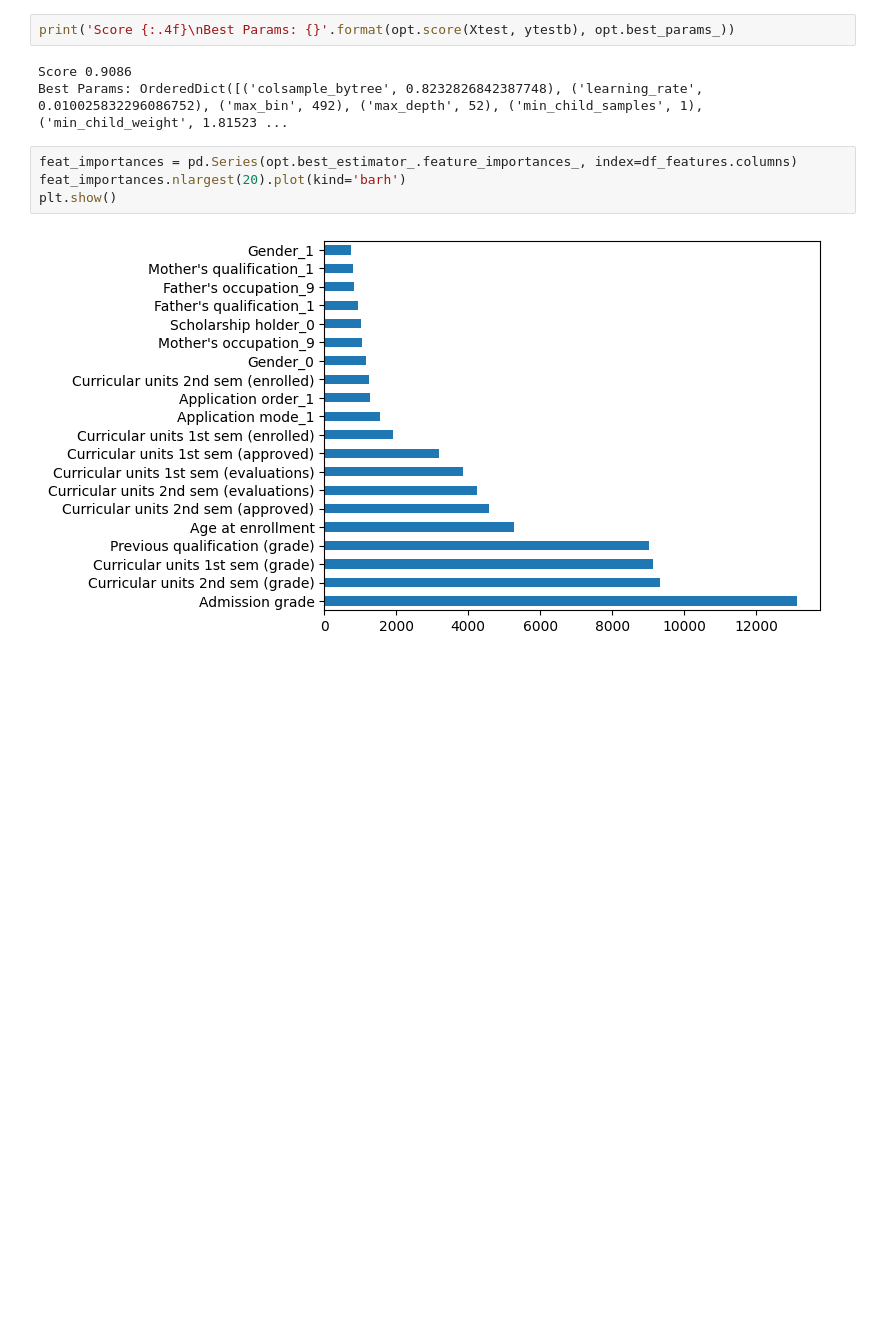
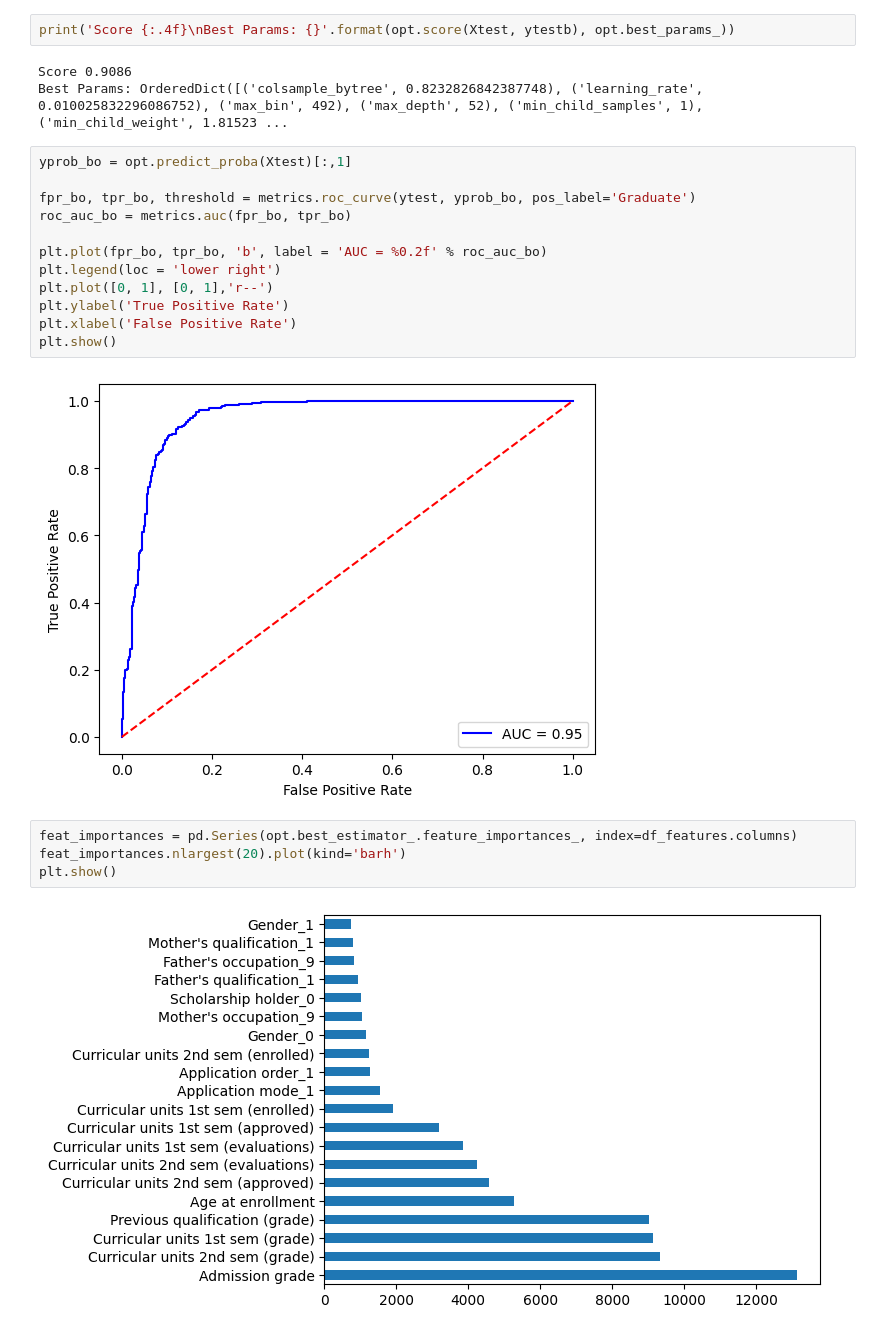
Before and after one commit to bktakacs/Student-Academic-Outcome-Prediction-Capstone, a Jupyter notebook: modeling.ipynb, the cells around one changed output. Drawn from its saved outputs; the diff is of its cells as text; blank space fills up the shorter version.

```diff
--- a/modeling.ipynb
+++ b/modeling.ipynb
@@ -358,6 +369,20 @@ print('Score {:.4f}\nBest Params: {}'.format(opt.score(Xtest, ytestb), opt.best_
 # %% [output]
 Score 0.9086
 Best Params: OrderedDict([('colsample_bytree', 0.8232826842387748), ('learning_rate', 0.010025832296086752), ('max_bin', 492), ('max_depth', 52), ('min_child_samples', 1), ('min_child_weight', 1.81523 ...
+# %%
+yprob_bo = opt.predict_proba(Xtest)[:,1]
+
+fpr_bo, tpr_bo, threshold = metrics.roc_curve(ytest, yprob_bo, pos_label='Graduate')
+roc_auc_bo = metrics.auc(fpr_bo, tpr_bo)
+
+plt.plot(fpr_bo, tpr_bo, 'b', label = 'AUC = %0.2f' % roc_auc_bo)
+plt.legend(loc = 'lower right')
+plt.plot([0, 1], [0, 1],'r--')
+plt.ylabel('True Positive Rate')
+plt.xlabel('False Positive Rate')
+plt.show()
+# %% [output]
+[figure, added]
 # %%
 feat_importances = pd.Series(opt.best_estimator_.feature_importances_, index=df_features.columns)
 feat_importances.nlargest(20).plot(kind='barh')
```
Also changed, not shown: parts of 5 cells of this notebook, 38 other files.
